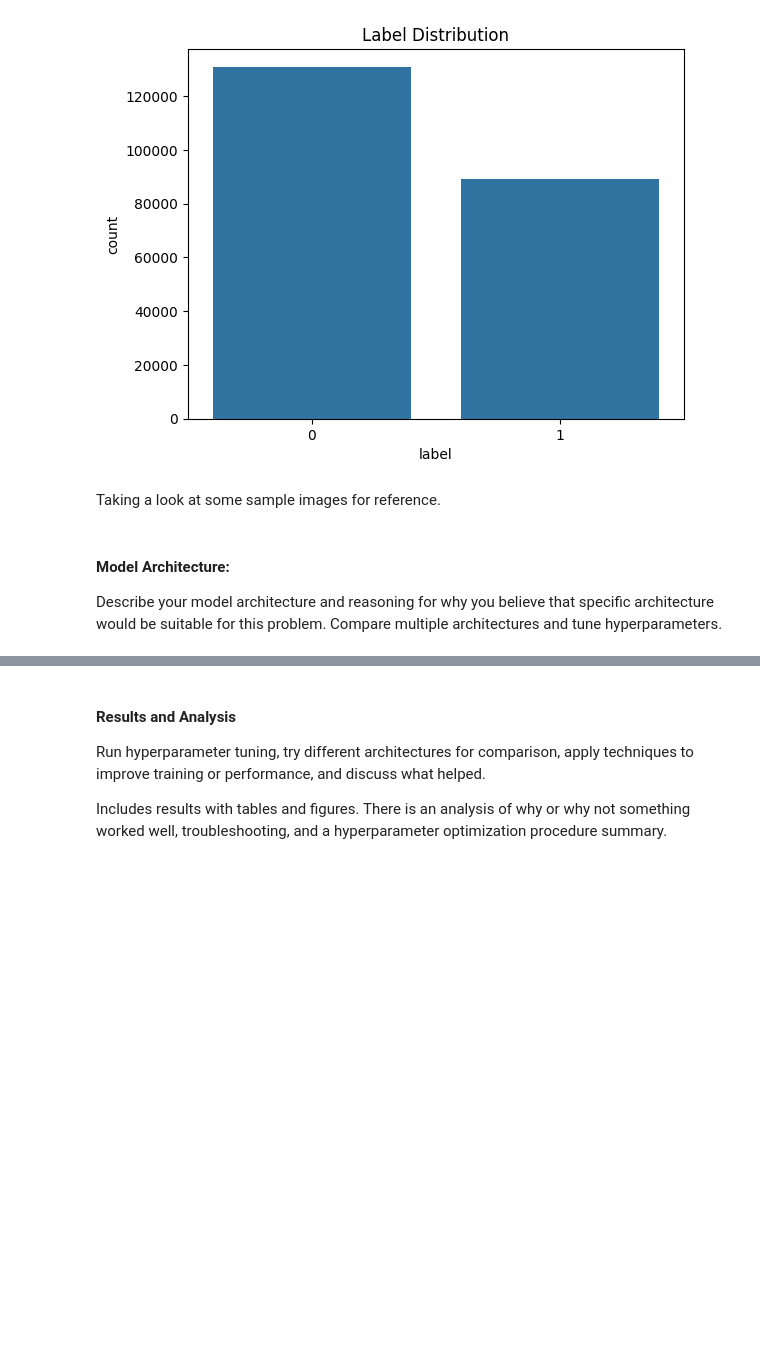
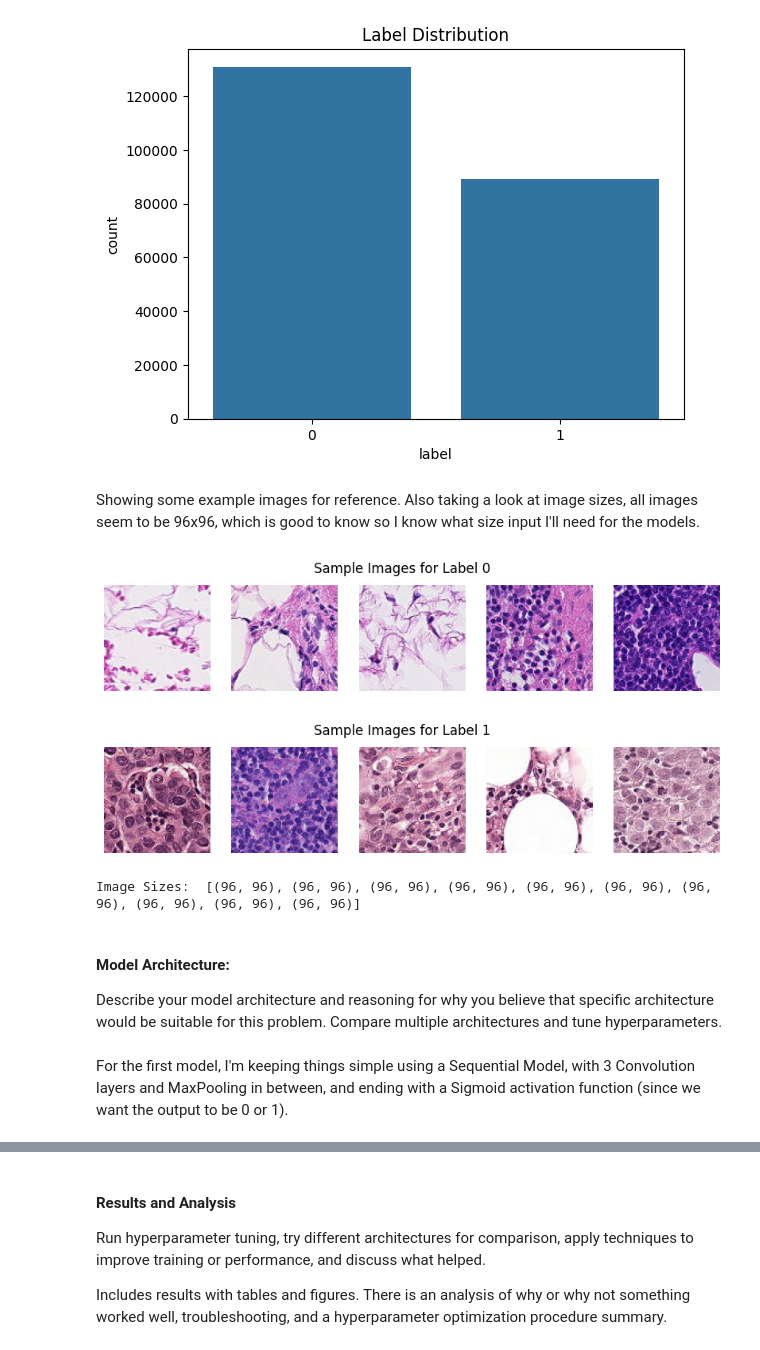
Before and after one commit to bxue2/Histopath-CNN, a Jupyter notebook: Histopath.ipynb, the cells around one changed output, grey strips where cells are left out. Saved outputs shown, nothing was run; the diff lists cells and outputs as text; code cells hidden in the pictures; blank space fills up the shorter version.

Commit message:
Baseline model, sample images

```diff
--- a/Histopath.ipynb
+++ b/Histopath.ipynb
@@ -66,5 +68,3 @@ plt.title('Label Distribution')
 plt.show()
 # %% [output]
 [figure]
-# %% [markdown]
-Taking a look at some sample images for reference.
@@ -74,4 +71,37 @@ Taking a look at some sample images for reference.
+# %% [markdown]
+Showing some example images for reference. Also taking a look at image sizes, all images seem to be 96x96, which is good to know so I know what size input I'll need for the models.
+# %%
+train_image_path = ('histopathologic-cancer-detection/train/')
+test_image_path = ('histopathologic-cancer-detection/test/')
+
+sizes = []
+
+def sample_images(label, num_samples=3):
+    sample_images = label_df[label_df['label'] == str(label)].sample(num_samples)
+    plt.figure(figsize=(10, 2))
+
+    for i, img_name in enumerate(sample_images['id']):
+        img_path = os.path.join(train_image_path, img_name + '.tif')
+        img = Image.open(img_path)
+        sizes.append(img.size)
+        plt.subplot(1, num_samples, i + 1)
+        plt.imshow(img)
+        plt.axis('off')
+
+    plt.suptitle(f'Sample Images for Label {label}')
+    plt.show()
+
+
+sample_images(0, 5)
+sample_images(1, 5)
+print("Image Sizes: ", sizes)
+# %% [output]
+[figure, added]
+[figure, added]
+Image Sizes:  [(96, 96), (96, 96), (96, 96), (96, 96), (96, 96), (96, 96), (96, 96), (96, 96), (96, 96), (96, 96)]
 # %% [markdown]
 #### Model Architecture:
 Describe your model architecture and reasoning for why you believe that specific architecture would be suitable for this problem. Compare multiple architectures and tune hyperparameters.
+# %% [markdown]
+For the first model, I'm keeping things simple using a Sequential Model, with 3 Convolution layers and MaxPooling in between, and ending with a Sigmoid activation function (since we want the output to be 0 or 1).
 # %%
```
Also changed, not shown: parts of 4 cells of this notebook.
